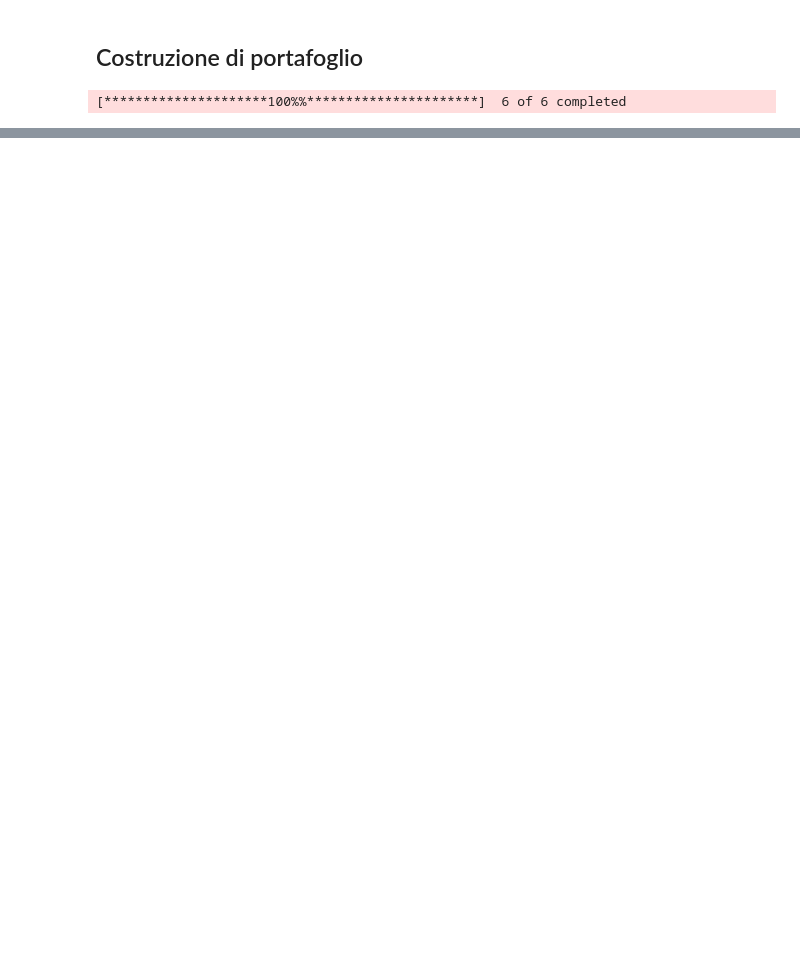
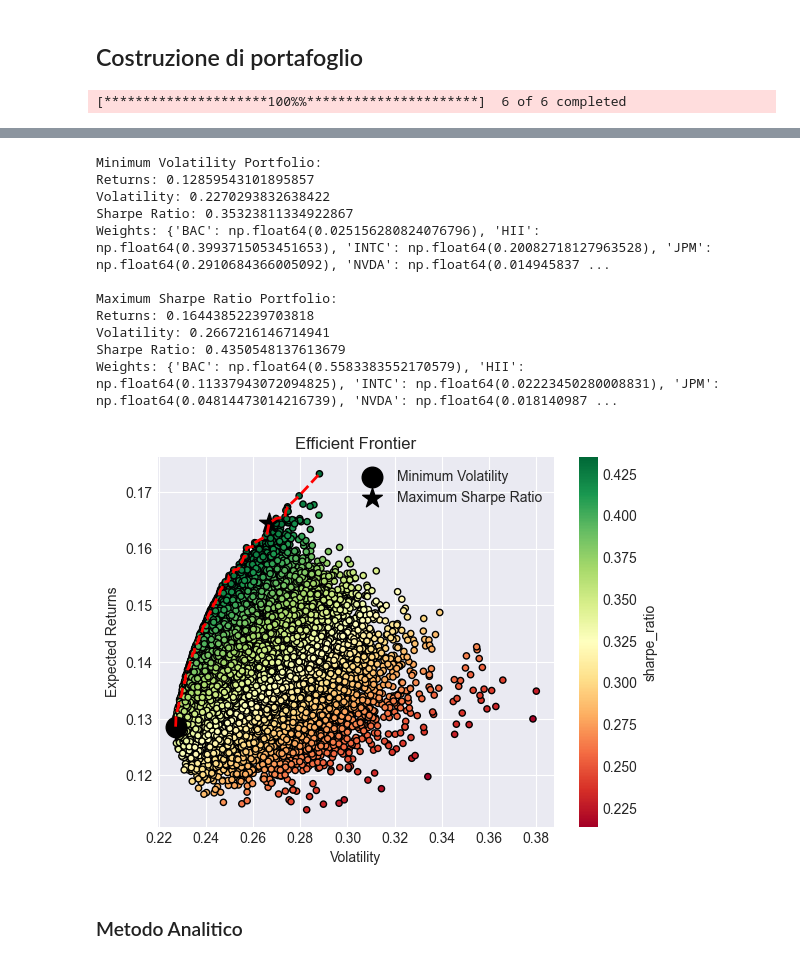
Before and after one commit to IlRickIs/BISF-project, a Jupyter notebook: project.ipynb, the cells around one changed output, grey strips where cells are left out. Cells and saved outputs as stored; diff of their text form; code cells hidden in the pictures; blank space fills up the shorter version.

```diff
--- a/project.ipynb
+++ b/project.ipynb
@@ -866,9 +867,9 @@ def annual_sp500_returns_estimation():
     # Ottieni i dati storici dell'S&P500
     sp500 = yf.download("^GSPC", start=start_date, end=end_date)
     sp500 = sp500['Adj Close'].pct_change().dropna()
-    cum_ret = (1 + sp500).cumprod()
-    cagr = cum_ret.iloc[-1] ** (365/delta.days) - 1
-    return cagr
+    cum_ret = 1 + sp500.mean()
+    mean_ret = cum_ret ** 252 - 1
+    return mean_ret
 # %%
 # data
 risk_free_rate = get_tbill_data()
@@ -1247,0 +1249,4 @@ Weights: {'BAC': np.float64(0.03252151782049448), 'HII': np.float64(0.1267394093
+# %%
+#ora troviamo i portafogli ottimali ma con i rendimenti attesi
+means_expected_returns = pd.Series(expected_returns)
+rf2 = get_tbill_data() #tasso di interesse risk free, usiamo lo stesso che abbiamo usato per fare le previsioni
@@ -1247,0 +1266,21 @@ Weights: {'BAC': np.float64(0.03252151782049448), 'HII': np.float64(0.1267394093
+# %%
+results, weights_record, min_volatility_idx, max_sharpe_idx = simulate_portfolios(num_portfolios, means_expected_returns, cov_matrix, rf2)
+portfolio_df = pd.DataFrame({'returns': results[0,:], 'volatility': results[1,:], 'sharpe_ratio': results[2,:]})
+efficient_results, efficient_weights = efficient_frontier(results, weights_record)
+print_best_portfolios(results, weights_record, min_volatility_idx, max_sharpe_idx)
+plot_efficient_frontier(portfolio_df, efficient_results, min_volatility_idx, max_sharpe_idx)
+# %% [output]
+Minimum Volatility Portfolio:
+Returns: 0.12859543101895857
+Volatility: 0.2270293832638422
+Sharpe Ratio: 0.35323811334922867
+Weights: {'BAC': np.float64(0.025156280824076796), 'HII': np.float64(0.3993715053451653), 'INTC': np.float64(0.20082718127963528), 'JPM': np.float64(0.2910684366005092), 'NVDA': np.float64(0.014945837 ...
+
+Maximum Sharpe Ratio Portfolio:
+Returns: 0.16443852239703818
+Volatility: 0.2667216146714941
+Sharpe Ratio: 0.4350548137613679
+Weights: {'BAC': np.float64(0.5583383552170579), 'HII': np.float64(0.11337943072094825), 'INTC': np.float64(0.02223450280008831), 'JPM': np.float64(0.04814473014216739), 'NVDA': np.float64(0.018140987 ...
+[figure, added]
+# %% [markdown]
+<h3> Metodo Analitico </h3>
```
Also changed, not shown: parts of 49 cells of this notebook.
